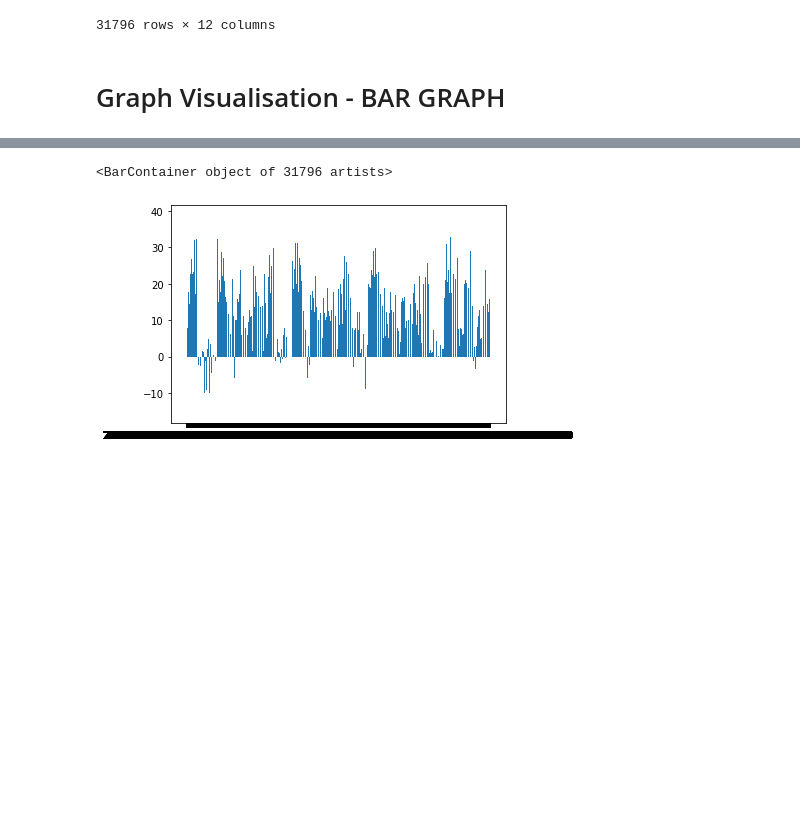
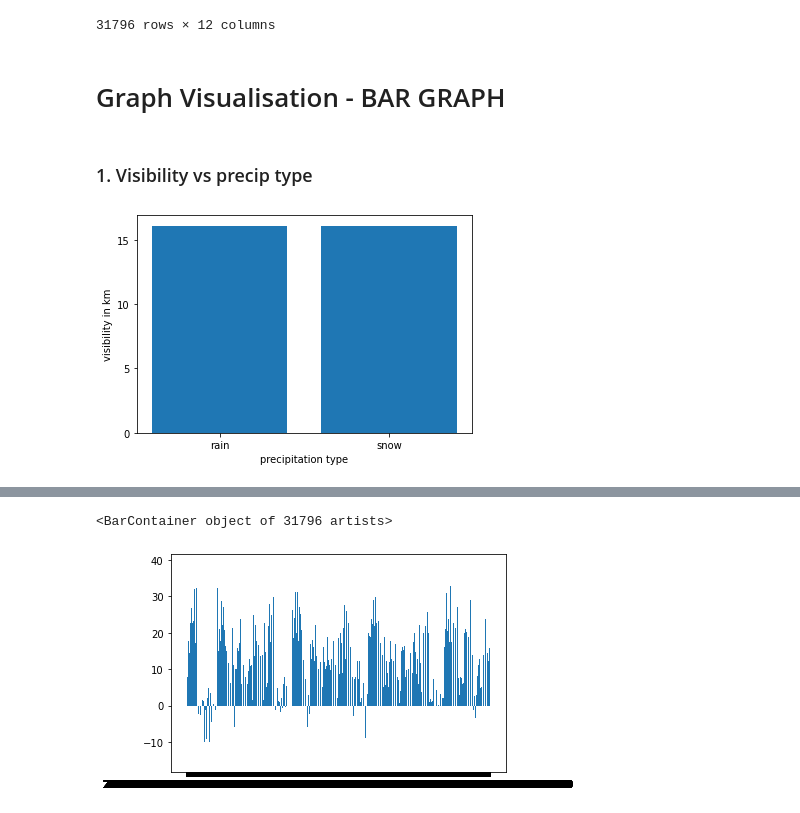
Before and after one commit to Sanjiv01/SDS-project, a Jupyter notebook: Weather linear reg.ipynb, the cells around one changed output, grey strips where cells are left out. Saved outputs shown, nothing was run; the diff lists cells and outputs as text; code cells hidden in the pictures; blank space fills up the shorter version.

Commit message:
bar graphs modified

```diff
--- a/Weather linear reg.ipynb
+++ b/Weather linear reg.ipynb
@@ -252,3 +243,12 @@ df
 31796 rows × 12 columns
 # %% [markdown]
 # Graph Visualisation - BAR GRAPH
+# %% [markdown]
+### 1. Visibility vs precip type
+# %%
+plt.bar(x=df['Precip Type'], height=df['Visibility (km)'])
+plt.xlabel('precipitation type')
+plt.ylabel('visibility in km')
+plt.rcParams['font.size'] = 20
+# %% [output]
+[figure, added]
```
Also changed, not shown: parts of 17 cells of this notebook.
